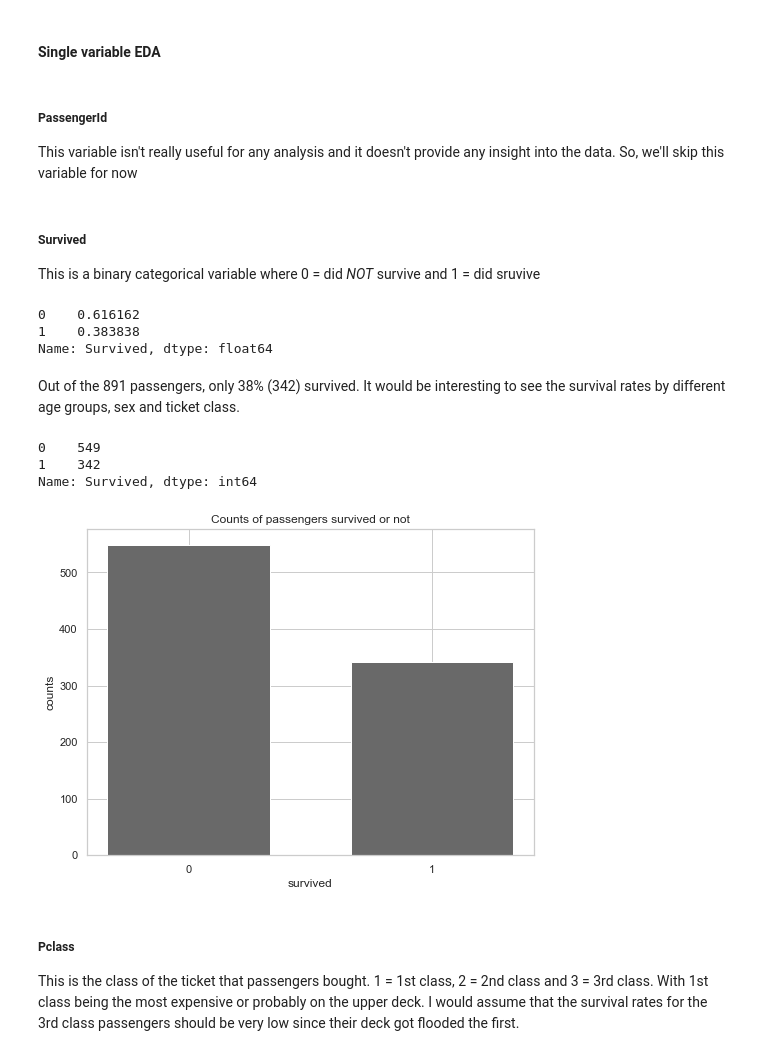
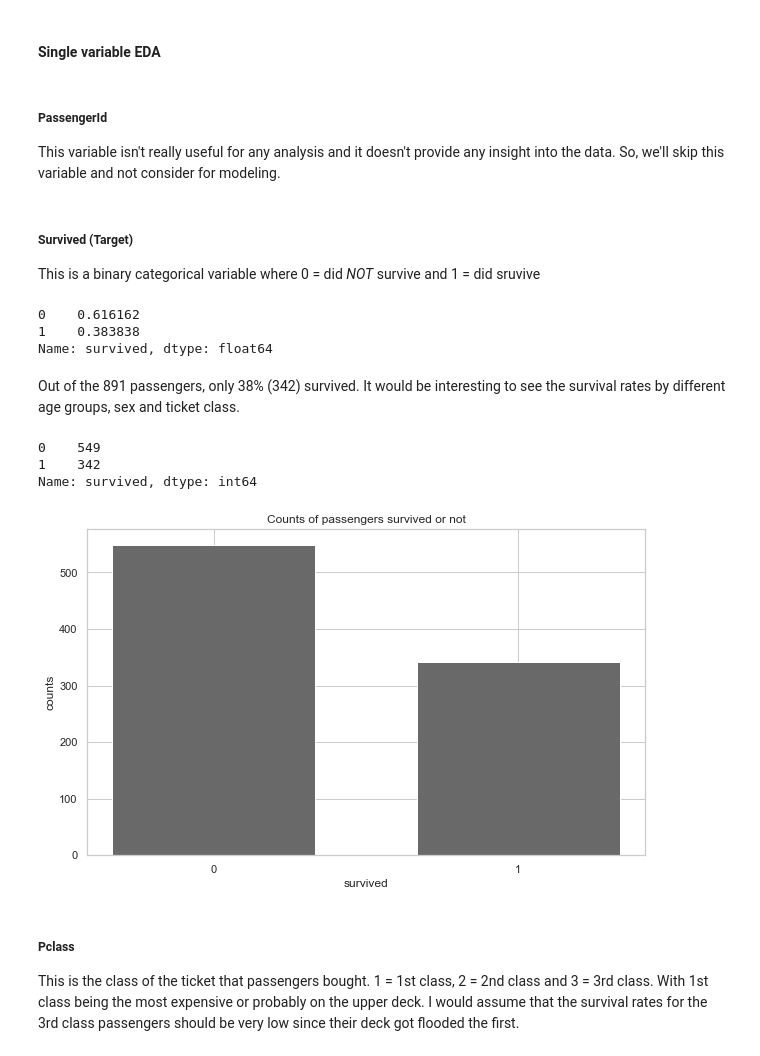
Before and after one commit to jay619/Kaggle-Competitions, a Jupyter notebook: 1-Titanic/src/titanic.ipynb, the cells around one changed output. Drawn from its saved outputs; the diff is of its cells as text; code cells hidden in the pictures.

```diff
--- a/1-Titanic/src/titanic.ipynb
+++ b/1-Titanic/src/titanic.ipynb
@@ -30,6 +23,6 @@ sns.set(style="whitegrid")
 FILE_PATH_TRAIN = 'https://raw.githubusercontent.com/jay619/Kaggle-Competitions/main/1-Titanic/titanic/train.csv'
 FILE_PATH_TEST = 'https://raw.githubusercontent.com/jay619/Kaggle-Competitions/main/1-Titanic/titanic/train.csv'
 # %%
-train = pd.read_csv(FILE_PATH_TRAIN)
-test = pd.read_csv(FILE_PATH_TEST)
+train_data = pd.read_csv(FILE_PATH_TRAIN)
+test_data = pd.read_csv(FILE_PATH_TEST)
 # %%
@@ -66,3 +50,6 @@ train.head()
+# %%
+train_data.head()
+train_data.columns = train_data.columns.str.lower()
 # %% [markdown]
 ### Exploratory Data Analysis (EDA)
 The following process will be followed for EDA:
@@ -87,42 +74,42 @@ The following process will be followed for EDA:
 # %% [markdown]
 ##### <a id="passengerid">PassengerId</a>
 
-This variable isn't really useful for any analysis and it doesn't provide any insight into the data. So, we'll skip this variable for now
+This variable isn't really useful for any analysis and it doesn't provide any insight into the data. So, we'll skip this variable and not consider for modeling.
 # %% [markdown]
-##### <a class="anchor" id="survived">Survived</a>
+##### <a class="anchor" id="survived">Survived (Target)</a>
 
 This is a binary categorical variable where 0 = did *NOT* survive and 1 = did sruvive
 # %%
-train['Survived'].value_counts(normalize=True).sort_index()
+train_data['survived'].value_counts(normalize=True).sort_index()
 # %% [output]
 0    0.616162
 1    0.383838
-Name: Survived, dtype: float64
+Name: survived, dtype: float64
 # %% [markdown]
 Out of the 891 passengers, only 38% (342) survived. It would be interesting to see the survival rates by different age groups, sex and ticket class.
 # %%
-counts = train['Survived'].value_counts().sort_index()
+counts = train_data['survived'].value_counts().sort_index()
 counts
 # %% [output]
 0    549
 1    342
-Name: Survived, dtype: int64
+Name: survived, dtype: int64
 # %%
 width = 1/1.5
 
-figure = plt.figure(figsize=(8,6))
+figure = plt.figure(figsize=(10,6))
 
 axes = figure.add_subplot(1,1,1)
 
 axes.bar(range(len(counts)), counts, width, color="dimgray", align="center")
 axes.set_xticks(range(len(counts)))
 axes.set_title('Counts of passengers survived or not')
 axes.set_xlabel('survived')
 axes.set_ylabel('counts')
 plt.show()
 plt.close()
 # %% [output]
-[figure, old version]
+[figure, new version]
 # %% [markdown]
 ##### <a class="anchor" id="pclass">Pclass</a>
 
```
Also changed, not shown: parts of 11 cells of this notebook, 3 other files.
